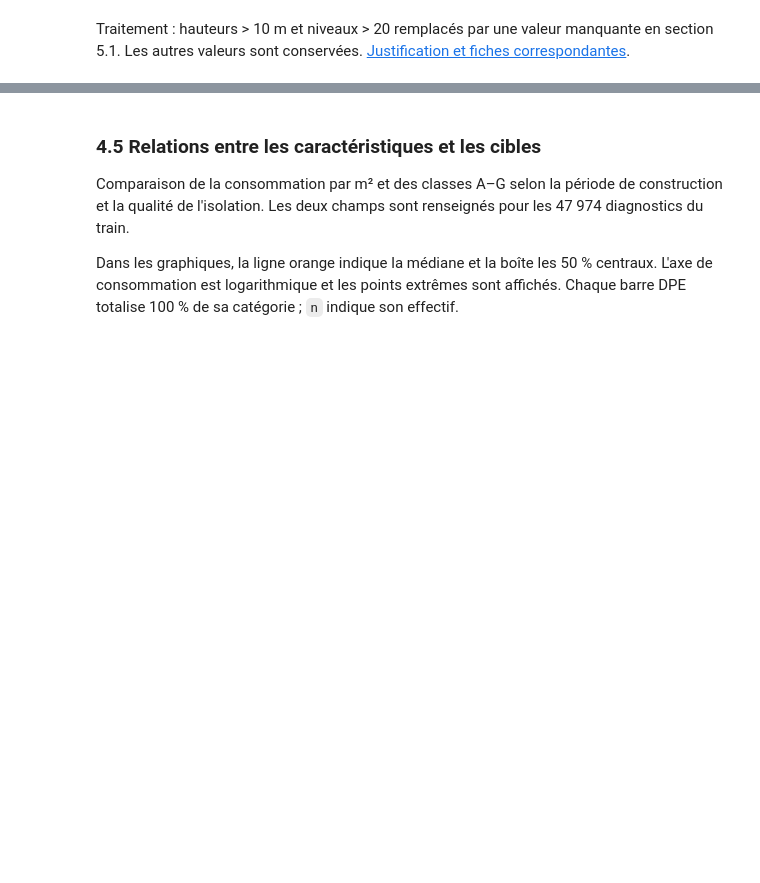
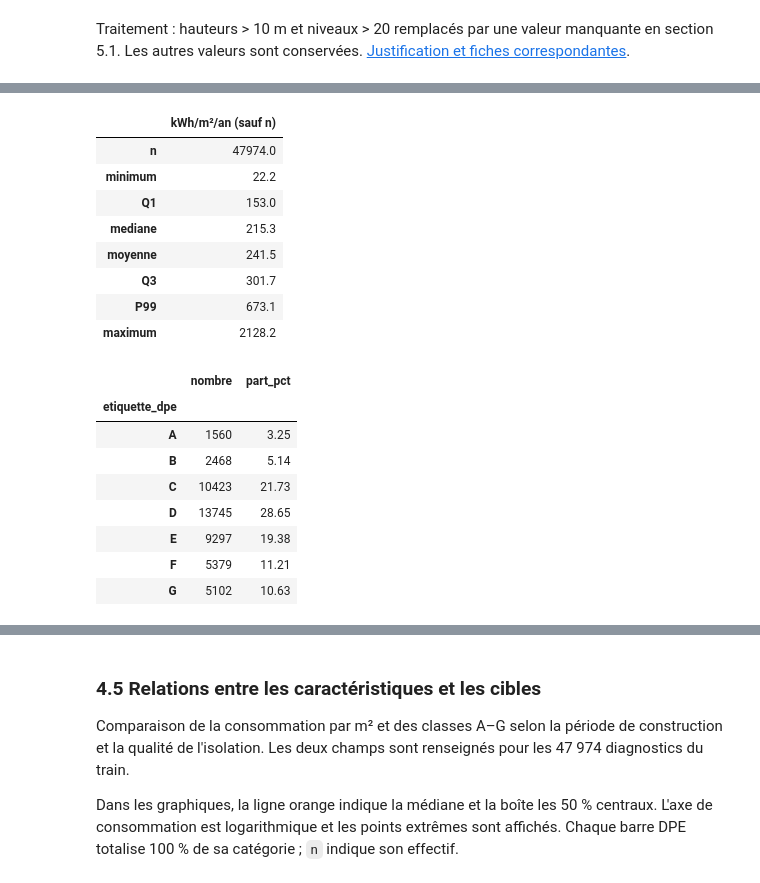
Before and after one commit to Yannisloum63/dpe-house-energy-prediction, a Jupyter notebook: notebook.ipynb, the cells around one changed output, grey strips where cells are left out. Drawn from its saved outputs; the diff is of its cells as text; code cells hidden in the pictures; blank space fills up the shorter version.

```diff
--- a/notebook.ipynb
+++ b/notebook.ipynb
@@ -271,0 +266,47 @@ Name: proportion, dtype: float64
+# %%
+# Cibles du train, sans modification ni suppression de valeurs.
+energy_train = df_train_raw[TARGET_REG]
+labels_train = df_train_raw[TARGET_CLF]
+assert len(energy_train) == 47974
+assert energy_train.notna().all() and np.isfinite(energy_train).all()
+assert labels_train.isin(list("ABCDEFG")).all()
+
+energy_summary = pd.Series({
+    "n": len(energy_train),
+    "minimum": energy_train.min(),
+    "Q1": energy_train.quantile(.25),
+    "mediane": energy_train.median(),
+    "moyenne": energy_train.mean(),
+    "Q3": energy_train.quantile(.75),
+    "P99": energy_train.quantile(.99),
+    "maximum": energy_train.max(),
+}).to_frame("kWh/m²/an (sauf n)")
+
+dpe_counts = labels_train.value_counts().reindex(list("ABCDEFG"), fill_value=0)
+dpe_summary = pd.DataFrame({
+    "nombre": dpe_counts,
+    "part_pct": 100 * dpe_counts / len(labels_train),
+})
+assert dpe_summary["nombre"].sum() == len(labels_train)
+assert np.isclose(dpe_summary["part_pct"].sum(), 100)
+display(energy_summary.round(1))
+display(dpe_summary.round(2))
+# %% [output]
+|  | kWh/m²/an (sauf n) |
+| n | 47974.0 |
+| minimum | 22.2 |
+| Q1 | 153.0 |
+| mediane | 215.3 |
+| moyenne | 241.5 |
+| Q3 | 301.7 |
+| P99 | 673.1 |
+| maximum | 2128.2 |
+|  | nombre | part_pct |
+| etiquette_dpe |  |  |
+| A | 1560 | 3.25 |
+| B | 2468 | 5.14 |
+| C | 10423 | 21.73 |
+| D | 13745 | 28.65 |
+| E | 9297 | 19.38 |
+| F | 5379 | 11.21 |
+| G | 5102 | 10.63 |
```
Also changed, not shown: parts of 6 cells of this notebook, 1 other file.
